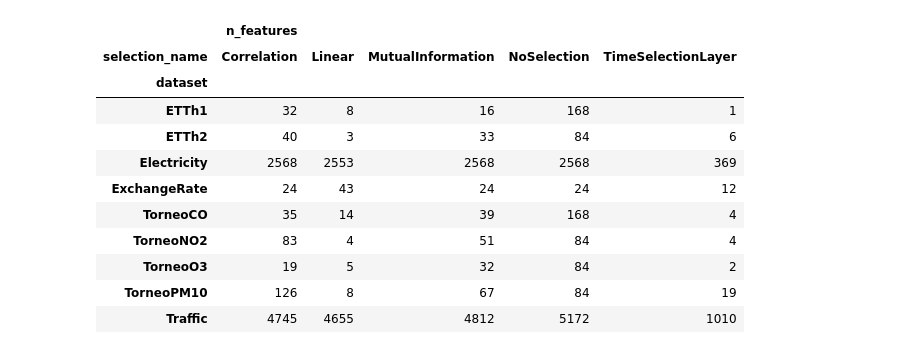
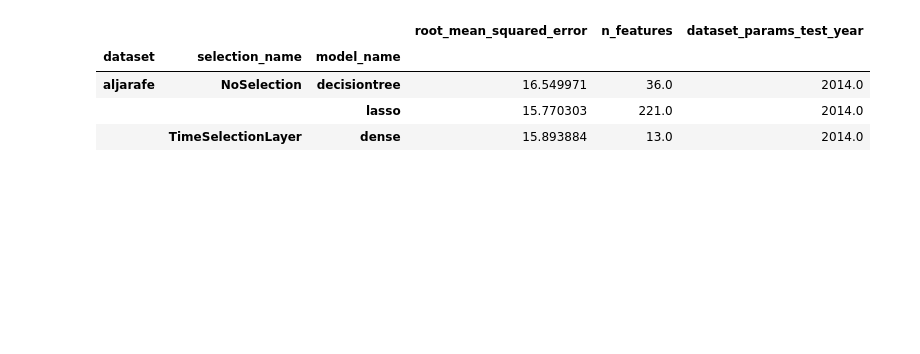
Before and after one commit to manjimnav/TSLayer-Ozone, a Jupyter notebook: analysis.ipynb, the cells around one changed output. Cells and saved outputs as stored; diff of their text form; code cells hidden in the pictures; blank space fills up the shorter version.

```diff
--- a/analysis.ipynb
+++ b/analysis.ipynb
@@ -14,0 +7,13 @@ total_metrics = total_metrics.drop(total_metrics[(total_metrics.dataset=='Electr
+# %%
+output_file = 'results/OzoneCrossVal/results'
+
+total_metrics = pd.read_csv(f'{output_file}.csv')
+total_metrics["n_features"] = total_metrics.selected_features.apply(eval).apply(len)
+# %%
+model_params = [col for col in total_metrics.columns if 'model_params' in col or 'selection_params' in col]
+grouped = total_metrics.groupby(['dataset', 'selection_name', 'model_name', *model_params], dropna=False).mean()
+best_index = grouped.loc[grouped.groupby(['dataset', 'selection_name', 'model_name']).root_mean_squared_error_valid.idxmin()].index
+
+total_metrics_indexed = total_metrics.set_index(['dataset', 'selection_name', 'model_name',*model_params])
+
+total_metrics_indexed.loc[best_index, ['root_mean_squared_error','dataset_params_test_year']].reset_index()
@@ -15,17 +59,9 @@ total_metrics = total_metrics.drop(total_metrics[(total_metrics.dataset=='Electr
 # %%
-best_metrics = total_metrics.iloc[total_metrics.groupby(['dataset', 'selection_name', 'model_name']).mean_squared_error.idxmin()].reset_index(drop=True)
-best_metrics["n_features"] = best_metrics.selected_features.apply(eval).apply(len)
-best_metrics.pivot(values=['n_features'], index = ['dataset'], columns=[ 'selection_name'])#.to_latex()
+best_metrics = total_metrics.iloc[total_metrics.groupby(['dataset', 'selection_name', 'model_name']).mean_absolute_error_valid.idxmin()].reset_index(drop=True)
+best_metrics.pivot(values=['root_mean_squared_error','n_features', 'dataset_params_test_year'], index = ['dataset', 'selection_name', 'model_name'], columns=[])
 # %% [output]
-|  | n_features |  |  |  |  |
-| selection_name | Correlation | Linear | MutualInformation | NoSelection | TimeSelectionLayer |
-| dataset |  |  |  |  |  |
-| ETTh1 | 32 | 8 | 16 | 168 | 1 |
-| ETTh2 | 40 | 3 | 33 | 84 | 6 |
-| Electricity | 2568 | 2553 | 2568 | 2568 | 369 |
-| ExchangeRate | 24 | 43 | 24 | 24 | 12 |
-| TorneoCO | 35 | 14 | 39 | 168 | 4 |
-| TorneoNO2 | 83 | 4 | 51 | 84 | 4 |
-| TorneoO3 | 19 | 5 | 32 | 84 | 2 |
-| TorneoPM10 | 126 | 8 | 67 | 84 | 19 |
-| Traffic | 4745 | 4655 | 4812 | 5172 | 1010 |
+|  |  |  | root_mean_squared_error | n_features | dataset_params_test_year |
+| dataset | selection_name | model_name |  |  |  |
+| aljarafe | NoSelection | decisiontree | 16.549971 | 36.0 | 2014.0 |
+|  |  | lasso | 15.770303 | 221.0 | 2014.0 |
+|  | TimeSelectionLayer | dense | 15.893884 | 13.0 | 2014.0 |
```
Also changed, not shown: parts of 10 cells of this notebook, 8 other files.
